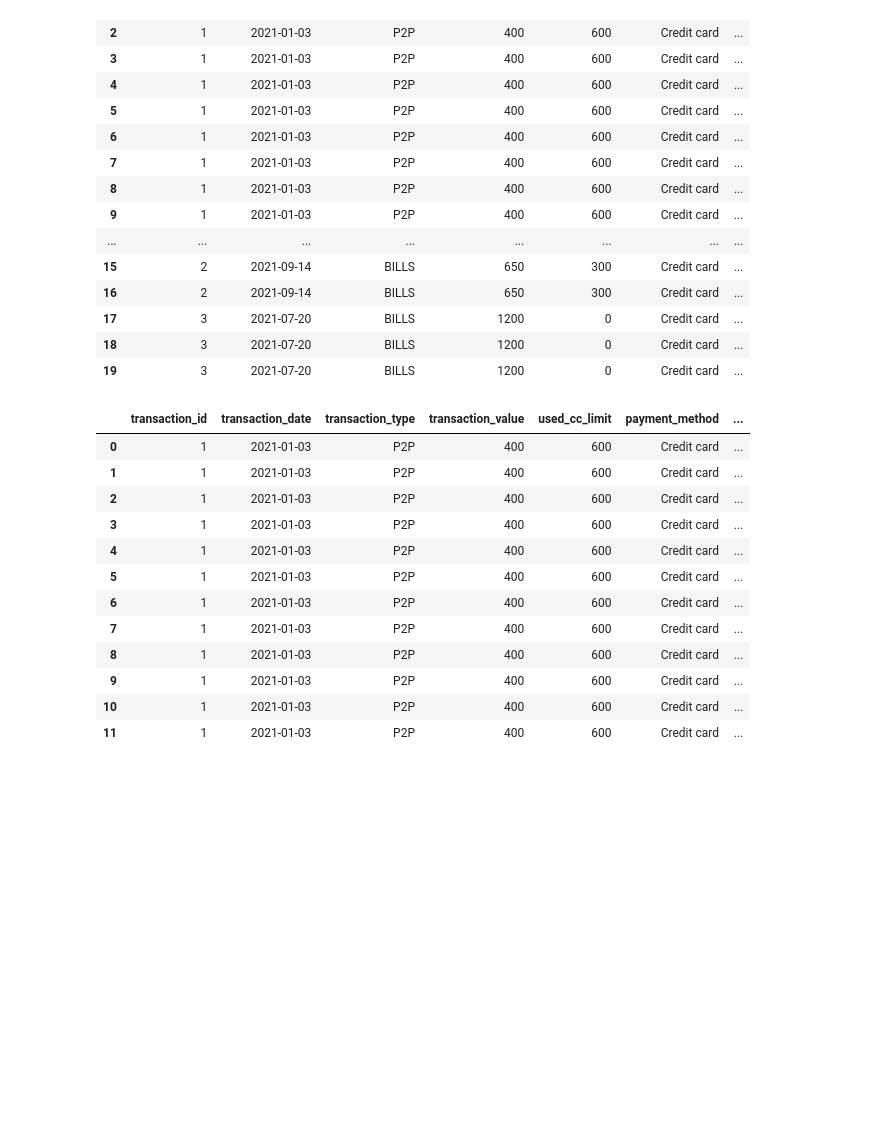
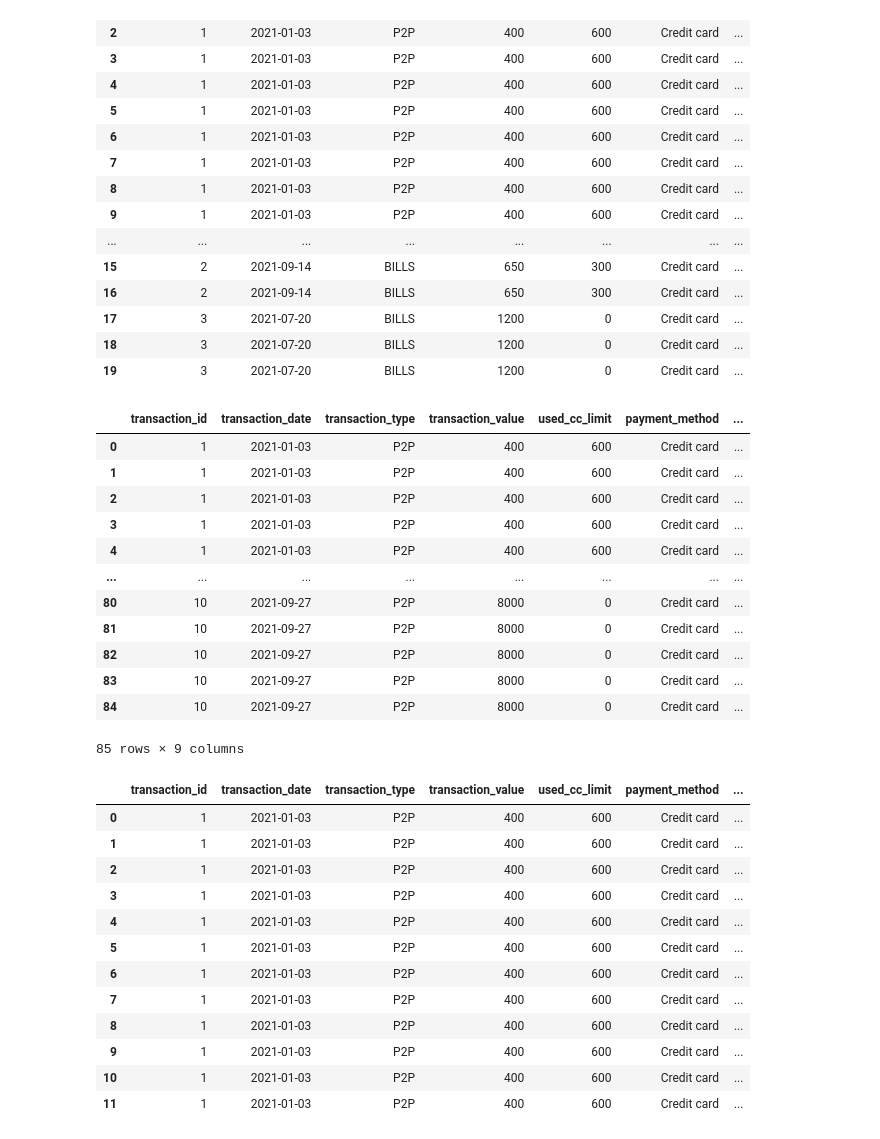
Before and after one commit to tainahguerras/CasePicPay05_25, a Jupyter notebook: manipulacao-de-dados.ipynb, the cells around one changed output. Saved outputs shown, nothing was run; the diff lists cells and outputs as text; code cells hidden in the pictures; blank space fills up the shorter version.

Commit message:
add due_date

```diff
--- a/manipulacao-de-dados.ipynb
+++ b/manipulacao-de-dados.ipynb
@@ -244,6 +244,7 @@ rename_columns = {
 transactions_installments = transactions[transactions['installments'] > 1].copy()
 transactions_installments['installment_number'] = transactions_installments['installments'].apply(lambda x: list(range(1, int(x) + 1)))
 transactions_installments = transactions_installments.explode('installment_number')
+transactions_installments['installment_number'] = transactions_installments['installment_number'].astype(int)
 transactions_installments = transactions_installments.reset_index(drop=True)
 transactions_installments = transactions_installments.drop(drop_columns, axis='columns')
 transactions_installments = transactions_installments.rename(columns=rename_columns)
@@ -267,6 +268,27 @@ transactions_installments.head(20)
 | 17 | 3 | 2021-07-20 | BILLS | 1200 | 0 | Credit card | ... |
 | 18 | 3 | 2021-07-20 | BILLS | 1200 | 0 | Credit card | ... |
 | 19 | 3 | 2021-07-20 | BILLS | 1200 | 0 | Credit card | ... |
+# %%
+transactions_installments['due_date'] = transactions_installments.apply(
+    lambda row: row['transaction_date'] + pd.DateOffset(months=row['installment_number'] - 1),
+    axis=1
+)
+
+transactions_installments
+# %% [output]
+|  | transaction_id | transaction_date | transaction_type | transaction_value | used_cc_limit | payment_method | ... |
+| 0 | 1 | 2021-01-03 | P2P | 400 | 600 | Credit card | ... |
+| 1 | 1 | 2021-01-03 | P2P | 400 | 600 | Credit card | ... |
+| 2 | 1 | 2021-01-03 | P2P | 400 | 600 | Credit card | ... |
+| 3 | 1 | 2021-01-03 | P2P | 400 | 600 | Credit card | ... |
+| 4 | 1 | 2021-01-03 | P2P | 400 | 600 | Credit card | ... |
+| ... | ... | ... | ... | ... | ... | ... | ... |
+| 80 | 10 | 2021-09-27 | P2P | 8000 | 0 | Credit card | ... |
+| 81 | 10 | 2021-09-27 | P2P | 8000 | 0 | Credit card | ... |
+| 82 | 10 | 2021-09-27 | P2P | 8000 | 0 | Credit card | ... |
+| 83 | 10 | 2021-09-27 | P2P | 8000 | 0 | Credit card | ... |
+| 84 | 10 | 2021-09-27 | P2P | 8000 | 0 | Credit card | ... |
+85 rows × 9 columns
 # %%
 def calculate_installments(group):
     """
```
Also changed, not shown: parts of 8 cells of this notebook, 2 other files.
